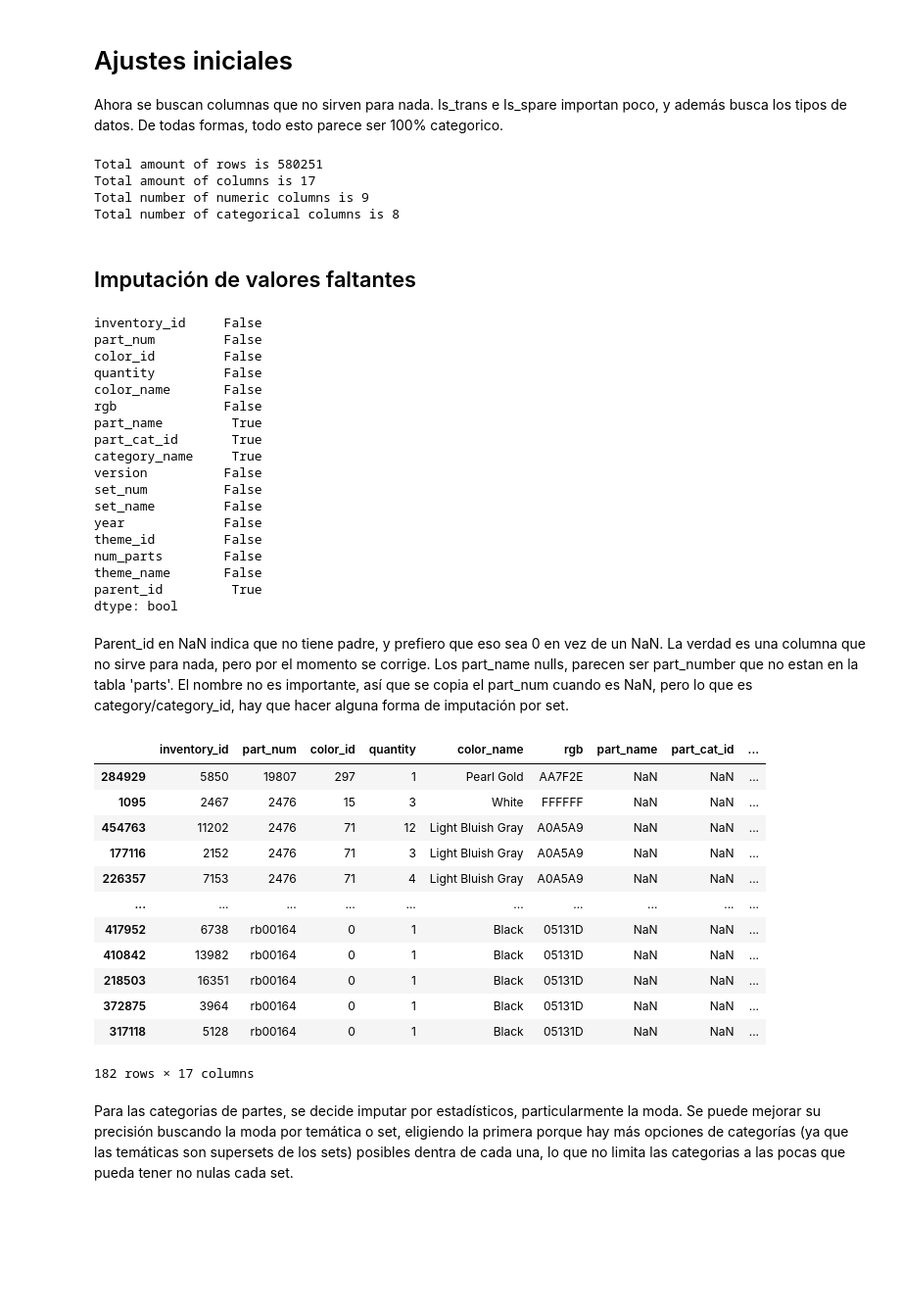
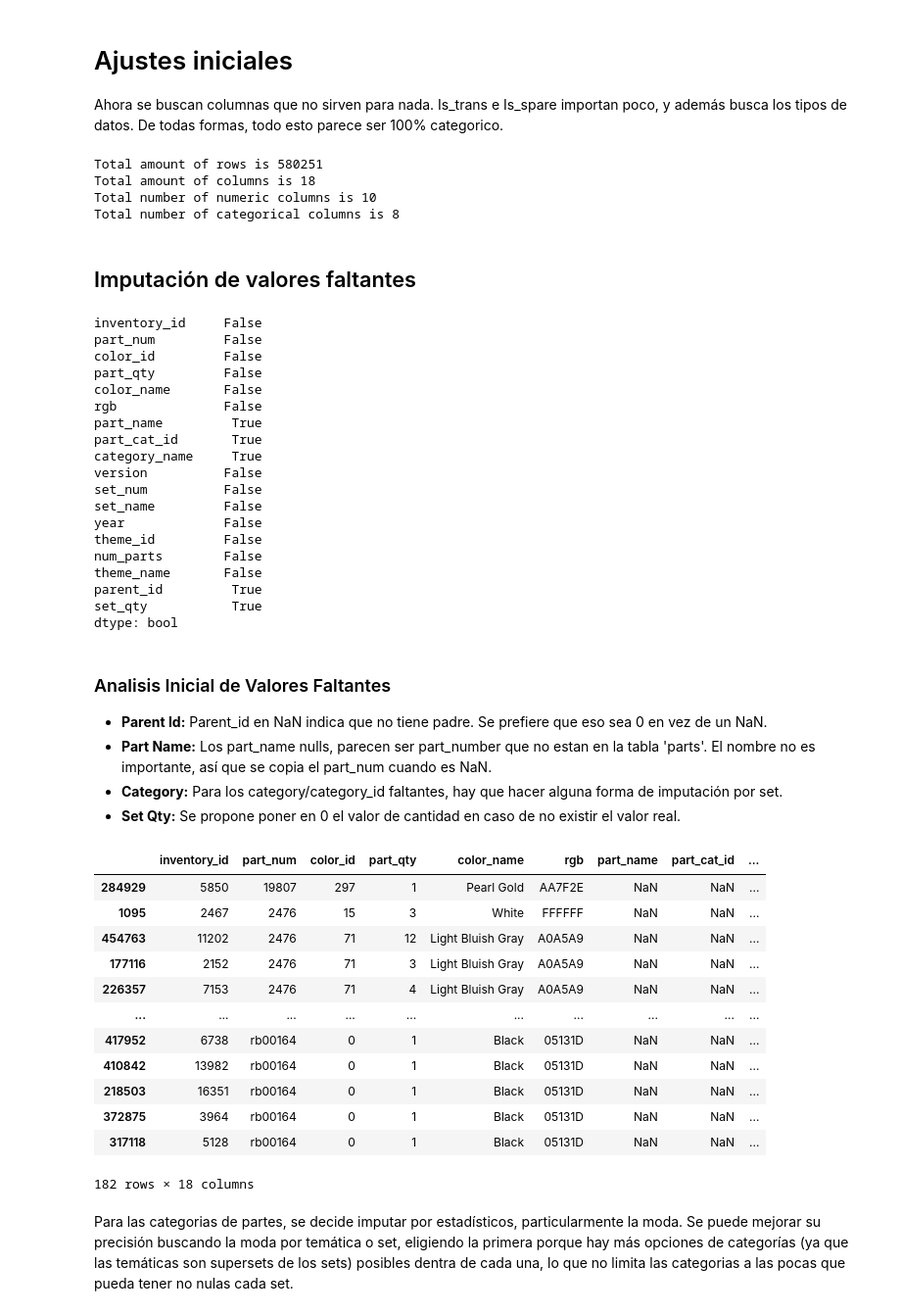
Before and after one commit to matias-herreros/ADD_Lego, a Jupyter notebook: EDA.ipynb, the cells around one changed output. Shown at 98% size. Saved outputs shown, nothing was run; the diff lists cells and outputs as text; code cells hidden in the pictures; blank space fills up the shorter version.

```diff
--- a/EDA.ipynb
+++ b/EDA.ipynb
@@ -382,5 +382,6 @@ Interesa ahora un data frame completo, incluyendo los sets. Aca incluira la info
 complete_data = complete_parts.merge(inventories, left_on='inventory_id', right_on='id', how='left').drop('id',axis=1)
 complete_data = complete_data.merge(sets, left_on='set_num', right_on='set_num', how='left').rename(columns={'name': 'set_name'})
 complete_data = complete_data.merge(themes, left_on='theme_id', right_on='id', how='inner').drop('id',axis=1).rename(columns={'name': 'theme_name'})
+complete_data = complete_data.merge(inventory_sets, on=['inventory_id', 'set_num'], how='left').rename(columns={'quantity_x': 'part_qty', 'quantity_y': 'set_qty'})
 complete_data.head(5)
 # %% [output]
@@ -431,8 +432,8 @@ categorical_features = data.select_dtypes([object]).columns.to_list()
 print(f"Total number of categorical columns is {len(categorical_features)}")
 # %% [output]
 Total amount of rows is 580251
-Total amount of columns is 17
-Total number of numeric columns is 9
+Total amount of columns is 18
+Total number of numeric columns is 10
 Total number of categorical columns is 8
 # %% [markdown]
 ## Imputación de valores faltantes
@@ -442,7 +443,7 @@ data.isnull().any()
 inventory_id     False
 part_num         False
 color_id         False
-quantity         False
+part_qty         False
 color_name       False
 rgb              False
 part_name         True
@@ -456,14 +457,20 @@ theme_id         False
 num_parts        False
 theme_name       False
 parent_id         True
+set_qty           True
 dtype: bool
 # %% [markdown]
-Parent_id en NaN indica que no tiene padre, y prefiero que eso sea 0 en vez de un NaN. La verdad es una columna que no sirve para nada, pero por el momento se corrige. Los part_name nulls, parecen ser part_number que no estan en la tabla 'parts'. El nombre no es importante, así que se copia el part_num cuando es NaN, pero lo que es category/category_id, hay que hacer alguna forma de imputación por set.
+### Analisis Inicial de Valores Faltantes
+* **Parent Id:** Parent_id en NaN indica que no tiene padre. Se prefiere que eso sea 0 en vez de un NaN.
+* **Part Name:** Los part_name nulls, parecen ser part_number que no estan en la tabla 'parts'. El nombre no es importante, así que se copia el part_num cuando es NaN.
+* **Category:** Para los category/category_id faltantes, hay que hacer alguna forma de imputación por set.
+* **Set Qty:** Se propone poner en 0 el valor de cantidad en caso de no existir el valor real.
 # %%
 data['parent_id'] = data['parent_id'].apply(lambda x: x if not np.isnan(x) else 0)
+data['set_qty'] = data['set_qty'].apply(lambda x: x if not np.isnan(x) else 0)
 data[data['part_name'].isna()].sort_values('part_num')
 # %% [output]
-|  | inventory_id | part_num | color_id | quantity | color_name | rgb | part_name | part_cat_id | ... |
+|  | inventory_id | part_num | color_id | part_qty | color_name | rgb | part_name | part_cat_id | ... |
 | 284929 | 5850 | 19807 | 297 | 1 | Pearl Gold | AA7F2E | NaN | NaN | ... |
 | 1095 | 2467 | 2476 | 15 | 3 | White | FFFFFF | NaN | NaN | ... |
 | 454763 | 11202 | 2476 | 71 | 12 | Light Bluish Gray | A0A5A9 | NaN | NaN | ... |
@@ -475,7 +482,7 @@ data[data['part_name'].isna()].sort_values('part_num')
 | 218503 | 16351 | rb00164 | 0 | 1 | Black | 05131D | NaN | NaN | ... |
 | 372875 | 3964 | rb00164 | 0 | 1 | Black | 05131D | NaN | NaN | ... |
 | 317118 | 5128 | rb00164 | 0 | 1 | Black | 05131D | NaN | NaN | ... |
-182 rows × 17 columns
+182 rows × 18 columns
 # %% [markdown]
 Para las categorias de partes, se decide imputar por estadísticos, particularmente la moda. Se puede mejorar su precisión buscando la moda por temática o set, eligiendo la primera porque hay más opciones de categorías (ya que las temáticas son supersets de los sets) posibles dentra de cada una, lo que no limita las categorias a las pocas que pueda tener no nulas cada set.
 # %%
```
Also changed, not shown: parts of 5 cells of this notebook.
